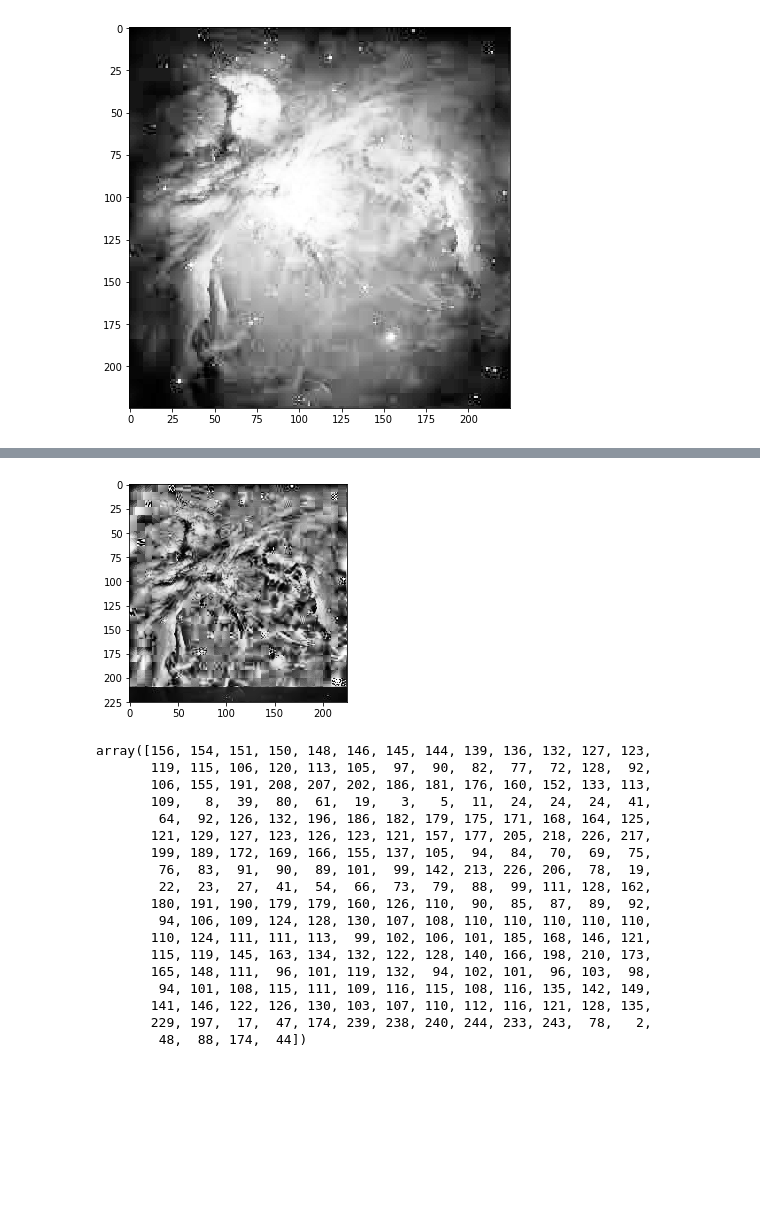
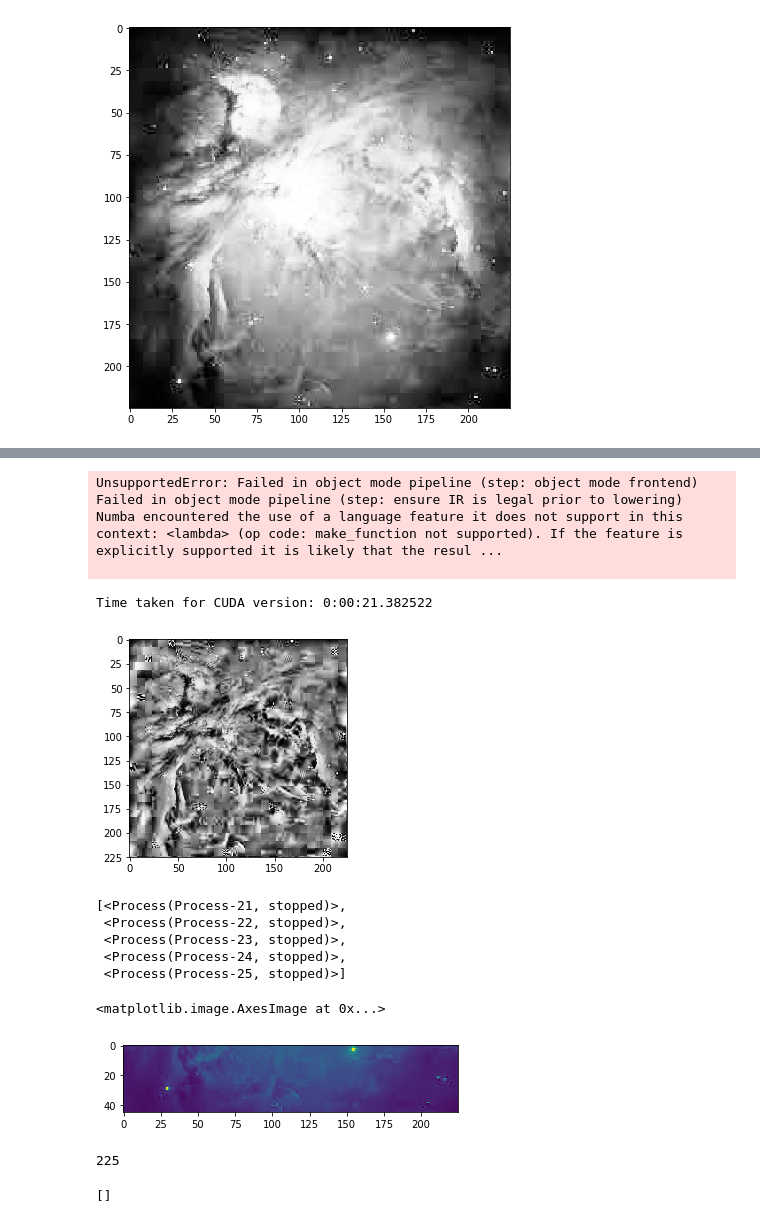
Before and after one commit to thebrianbn/cuda_ahe, a Jupyter notebook: notebooks/hist_equalization.ipynb, the cells around one changed output, grey strips where cells are left out. Cells and saved outputs as stored; diff of their text form; code cells hidden in the pictures; blank space fills up the shorter version.

Commit message:
setup for cuda/omp

```diff
--- a/notebooks/hist_equalization.ipynb
+++ b/notebooks/hist_equalization.ipynb
@@ -111,8 +113,8 @@ def adaptive_hist_eq_mpi(img, slider_len, worker):
 
     # make a copy of original to replace pixels
     final_img = copy(img)
-    n = len(img[0])
-    m = len(img[:,0])
+    n = len(img)
+    m = len(img[0])
 
     gap = int(slider_len[0]// 2)  # left and right shifts
 
@@ -186,8 +188,8 @@ def adaptive_hist_eq(img, slider_len):
 
     # make a copy of original to replace pixels
     final_img = copy(img)
-    n = len(img[0])
-    m = len(img[:,0])
+    n = len(img)
+    m = len(img[0])
 
     gap = int(slider_len[0]// 2)  # left and right shifts
 
@@ -269,26 +277,19 @@ plt.show()
+# %%
+start = datetime.now()
+output_cuda = adaptive_hist_eq(clean_image, (30, 30))
+end = datetime.now()
+# %% [output]
+UnsupportedError: Failed in object mode pipeline (step: object mode frontend)
+Failed in object mode pipeline (step: ensure IR is legal prior to lowering)
+Numba encountered the use of a language feature it does not support in this context: <lambda> (op code: make_function not supported). If the feature is explicitly supported it is likely that the resul ...
+
+# %%
+print("Time taken for CUDA version:", (end-start))
+# %% [output]
+Time taken for CUDA version: 0:00:21.382522
 # %%
-plt.imshow(output_image, cmap=plt.get_cmap('gray'))
-plt.savefig("test.jpeg")
+plt.figure(figsize=(13,7))
+plt.imshow(output_cuda, cmap=plt.get_cmap('gray'))
+plt.show()
 # %% [output]
-[figure, old version]
+[figure, new version]
-# %%
-output_image[205]
-# %% [output]
-array([156, 154, 151, 150, 148, 146, 145, 144, 139, 136, 132, 127, 123,
-       119, 115, 106, 120, 113, 105,  97,  90,  82,  77,  72, 128,  92,
-       106, 155, 191, 208, 207, 202, 186, 181, 176, 160, 152, 133, 113,
-       109,   8,  39,  80,  61,  19,   3,   5,  11,  24,  24,  24,  41,
-        64,  92, 126, 132, 196, 186, 182, 179, 175, 171, 168, 164, 125,
-       121, 129, 127, 123, 126, 123, 121, 157, 177, 205, 218, 226, 217,
-       199, 189, 172, 169, 166, 155, 137, 105,  94,  84,  70,  69,  75,
-        76,  83,  91,  90,  89, 101,  99, 142, 213, 226, 206,  78,  19,
-        22,  23,  27,  41,  54,  66,  73,  79,  88,  99, 111, 128, 162,
-       180, 191, 190, 179, 179, 160, 126, 110,  90,  85,  87,  89,  92,
-        94, 106, 109, 124, 128, 130, 107, 108, 110, 110, 110, 110, 110,
-       110, 124, 111, 111, 113,  99, 102, 106, 101, 185, 168, 146, 121,
-       115, 119, 145, 163, 134, 132, 122, 128, 140, 166, 198, 210, 173,
-       165, 148, 111,  96, 101, 119, 132,  94, 102, 101,  96, 103,  98,
-        94, 101, 108, 115, 111, 109, 116, 115, 108, 116, 135, 142, 149,
-       141, 146, 122, 126, 130, 103, 107, 110, 112, 116, 121, 128, 135,
-       229, 197,  17,  47, 174, 239, 238, 240, 244, 233, 243,  78,   2,
-        48,  88, 174,  44])
@@ -294,0 +313,21 @@ array([156, 154, 151, 150, 148, 146, 145, 144, 139, 136, 132, 127, 123,
+# %%
+processes
+# %% [output]
+[<Process(Process-21, stopped)>,
+ <Process(Process-22, stopped)>,
+ <Process(Process-23, stopped)>,
+ <Process(Process-24, stopped)>,
+ <Process(Process-25, stopped)>]
+# %%
+plt.imshow(splits[4])
+# %% [output]
+<matplotlib.image.AxesImage at 0x...>
+[figure, added]
+# %%
+len(splits[0][0])
+# %% [output]
+225
+# %%
+shared_mem
+# %% [output]
+[]
```
Also changed, not shown: parts of 6 cells of this notebook, 3 other files.
